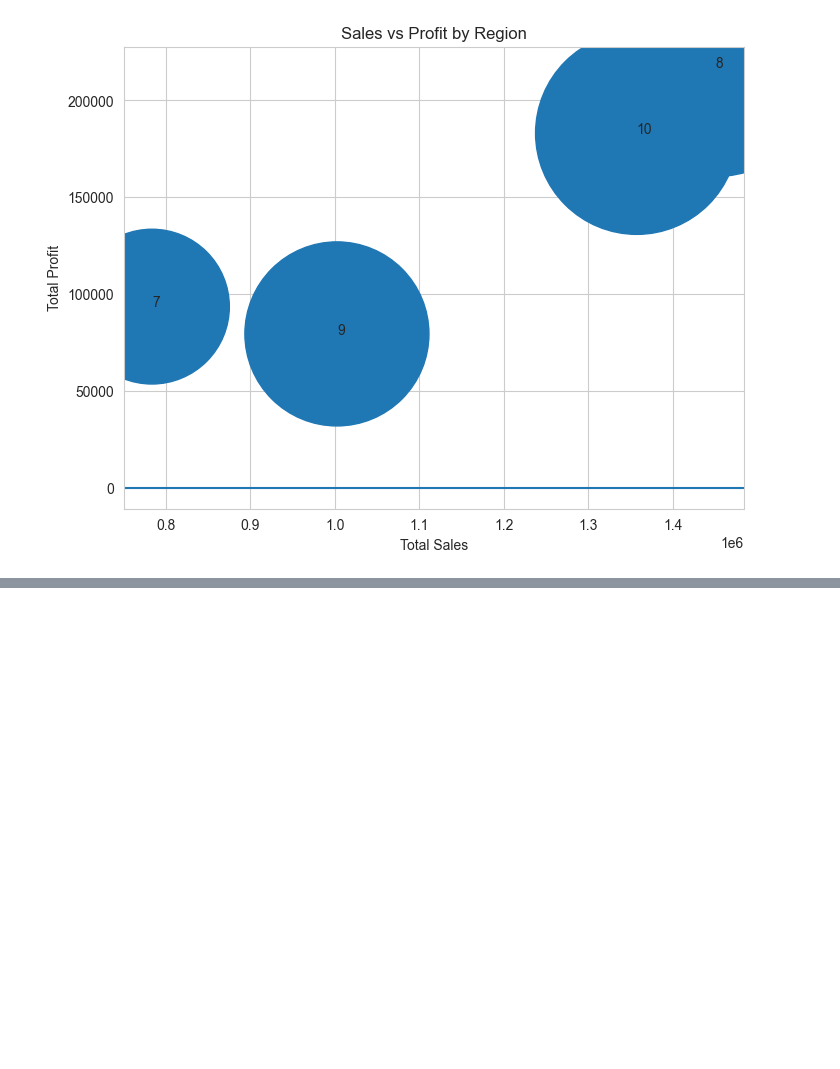
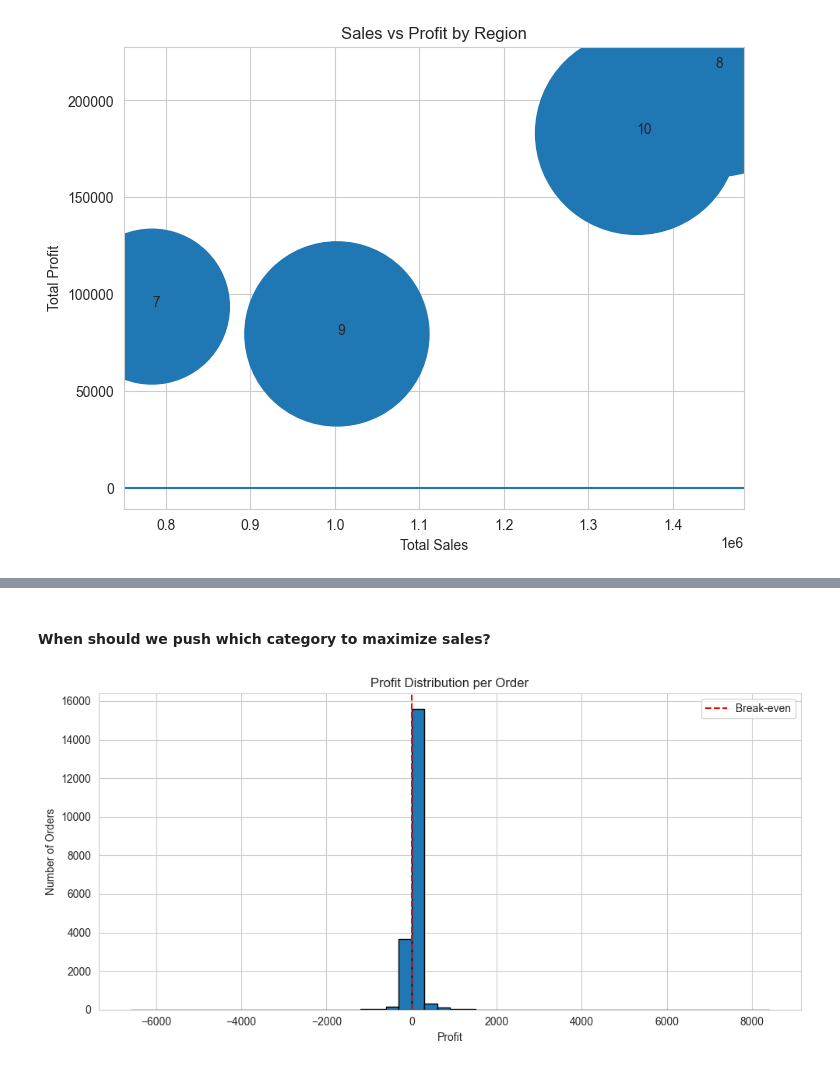
Before and after one commit to vaibhavdevangan/SalesCustomersAnalysis, a Jupyter notebook: 08_Visualisations.ipynb, the cells around one changed output, grey strips where cells are left out. Drawn from its saved outputs; the diff is of its cells as text; code cells hidden in the pictures; blank space fills up the shorter version.

```diff
--- a/08_Visualisations.ipynb
+++ b/08_Visualisations.ipynb
@@ -343,0 +412,21 @@ plt.show()
+# %% [markdown]
+#### When should we push which category to maximize sales?
+# %%
+plt.figure(figsize=(10,5))
+
+plt.hist(
+    df["profit"],
+    bins=50,
+    edgecolor="black"
+)
+
+plt.axvline(0, color="red", linestyle="--", label="Break-even")
+
+plt.title("Profit Distribution per Order")
+plt.xlabel("Profit")
+plt.ylabel("Number of Orders")
+plt.legend()
+plt.tight_layout()
+plt.show()
+# %% [output]
+[figure, added]
```
Also changed, not shown: parts of 18 cells of this notebook, 13 other files.
